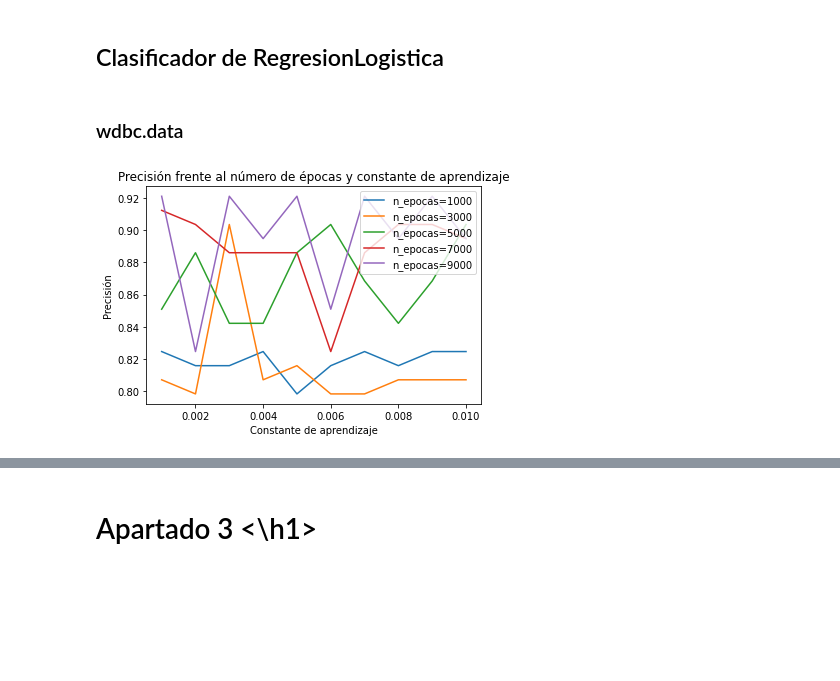
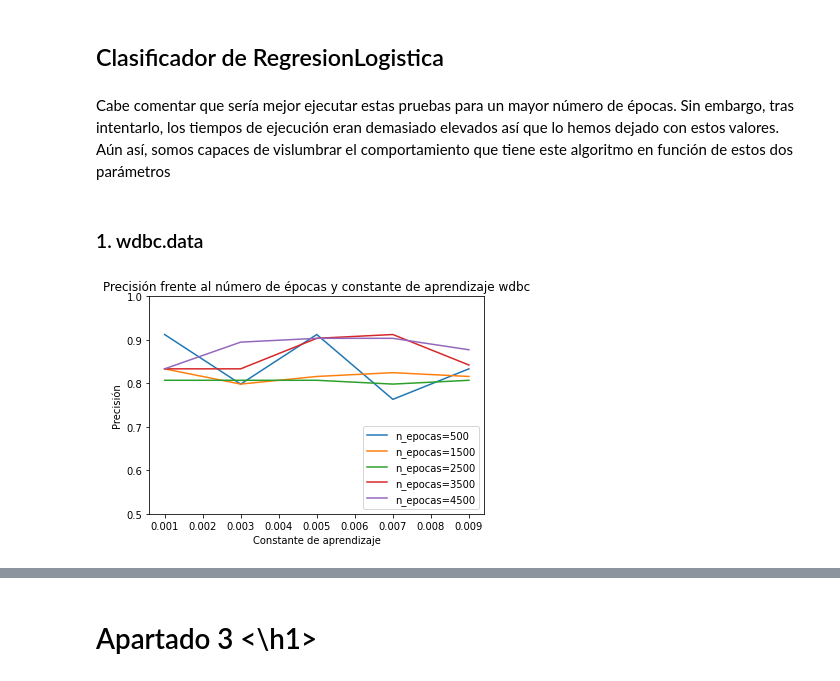
Before and after one commit to Albertogk/FAA, a Jupyter notebook: practica2/main.ipynb, the cells around one changed output, grey strips where cells are left out. Drawn from its saved outputs; the diff is of its cells as text; code cells hidden in the pictures; blank space fills up the shorter version.

```diff
--- a/practica2/main.ipynb
+++ b/practica2/main.ipynb
@@ -465,10 +470,14 @@ plt.show()
 # %% [markdown]
 <h2>Clasificador de RegresionLogistica</h2>
 # %%
-n_epocas_values=np.arange(1000, 10000, 2000)
-alpha_values = np.arange(0.001, 0.011, 0.001)
+n_epocas_values=np.arange(500, 5000, 1000)
+alpha_values = np.arange(0.001, 0.011, 0.002)
+seed = 0
+p = 0.2
+# %% [markdown]
+Cabe comentar que sería mejor ejecutar estas pruebas para un mayor número de épocas. Sin embargo, tras intentarlo, los tiempos de ejecución eran demasiado elevados así que lo hemos dejado con estos valores. Aún así, somos capaces de vislumbrar el comportamiento que tiene este algoritmo en función de estos dos parámetros
 # %% [markdown]
-<h3>wdbc.data</h3>
+<h3>1. wdbc.data</h3>
 # %%
 dataset = Datos('wdbc.data')
 transformar_datos(dataset)
@@ -492,11 +502,12 @@ for n_epocas in n_epocas_values:
 # %%
 plt.figure()
 for i in range(epocas_precision_wdbc.shape[0]):
     plt.plot(alpha_values, epocas_precision_wdbc[i], label="n_epocas="+str(n_epocas_values[i]))
 plt.xlabel("Constante de aprendizaje")
 plt.ylabel("Precisión")
-plt.title("Precisión frente al número de épocas y constante de aprendizaje")
-plt.legend(loc = "upper right")
+plt.ylim(0.5, 1)
+plt.title("Precisión frente al número de épocas y constante de aprendizaje wdbc")
+plt.legend(loc = "lower right")
 plt.show()
 # %% [output]
-[figure, old version]
+[figure, new version]
```
Also changed, not shown: parts of 9 cells of this notebook.
